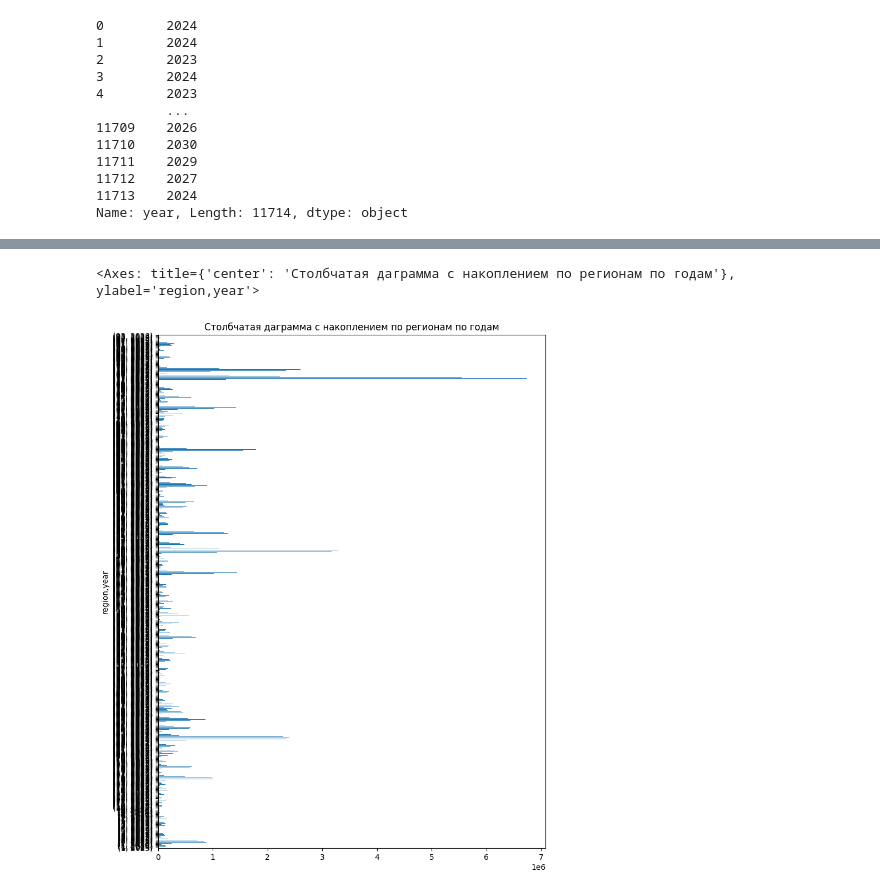
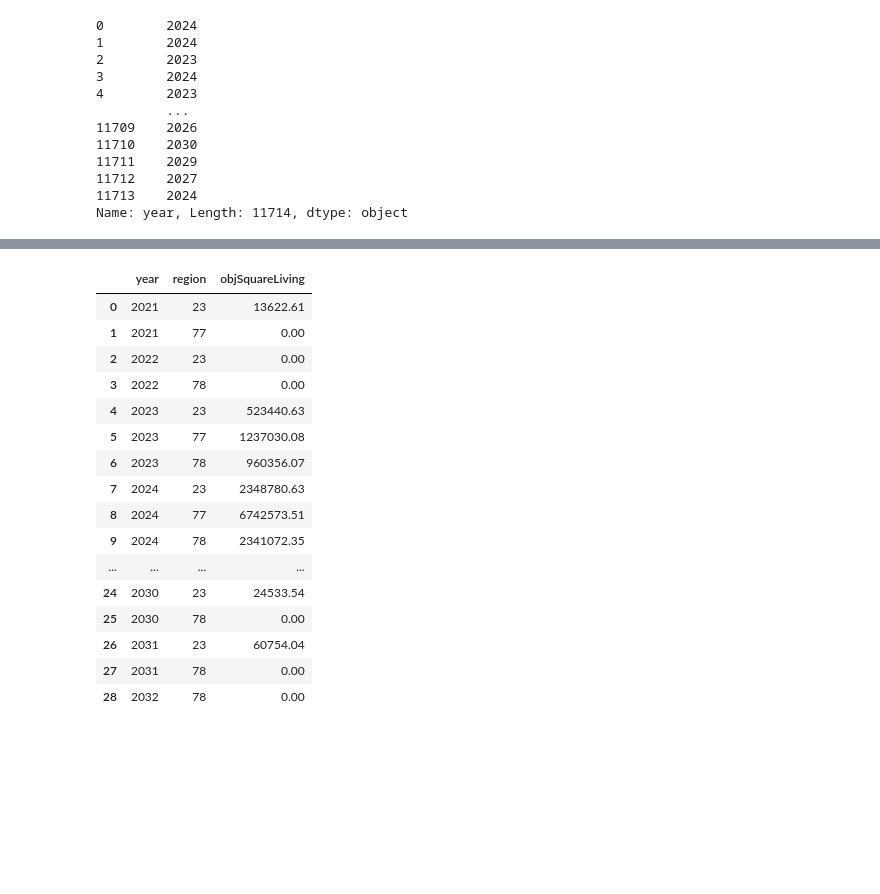
Before and after one commit to NtimTim/DS_School_Home_Work, a Jupyter notebook: Hometask/Task2_dmrf_visual.ipynb, the cells around one changed output, grey strips where cells are left out. Cells and saved outputs as stored; diff of their text form; code cells hidden in the pictures; blank space fills up the shorter version.

```diff
--- a/Hometask/Task2_dmrf_visual.ipynb
+++ b/Hometask/Task2_dmrf_visual.ipynb
@@ -150,14 +123,26 @@ Name: objSquareLiving, Length: 464, dtype: float64
-# %%
-df_region_year_square_df.plot(
-    x= 'region',
-    kind = 'barh',
-    stacked = True,
-    title = 'Столбчатая даграмма с накоплением по регионам по годам',
-    mark_right = True
-)
-# %% [output]
-<Axes: title={'center': 'Столбчатая даграмма с накоплением по регионам по годам'}, ylabel='region,year'>
-[figure, removed]
+# %%
+filtered_df = df[(df['region'] == 77) |(df['region'] == 78) |(df['region'] == 23)]
+df_region_year = filtered_df.groupby(['year','region'], as_index=False)['objSquareLiving'].sum()
+df_region_year
+#filtered_df
+# %% [output]
+|  | year | region | objSquareLiving |
+| 0 | 2021 | 23 | 13622.61 |
+| 1 | 2021 | 77 | 0.00 |
+| 2 | 2022 | 23 | 0.00 |
+| 3 | 2022 | 78 | 0.00 |
+| 4 | 2023 | 23 | 523440.63 |
+| 5 | 2023 | 77 | 1237030.08 |
+| 6 | 2023 | 78 | 960356.07 |
+| 7 | 2024 | 23 | 2348780.63 |
+| 8 | 2024 | 77 | 6742573.51 |
+| 9 | 2024 | 78 | 2341072.35 |
+| ... | ... | ... | ... |
+| 24 | 2030 | 23 | 24533.54 |
+| 25 | 2030 | 78 | 0.00 |
+| 26 | 2031 | 23 | 60754.04 |
+| 27 | 2031 | 78 | 0.00 |
+| 28 | 2032 | 78 | 0.00 |
 # %%
 import os
 import matplotlib.pyplot as plt
```
Also changed, not shown: parts of 7 cells of this notebook.
